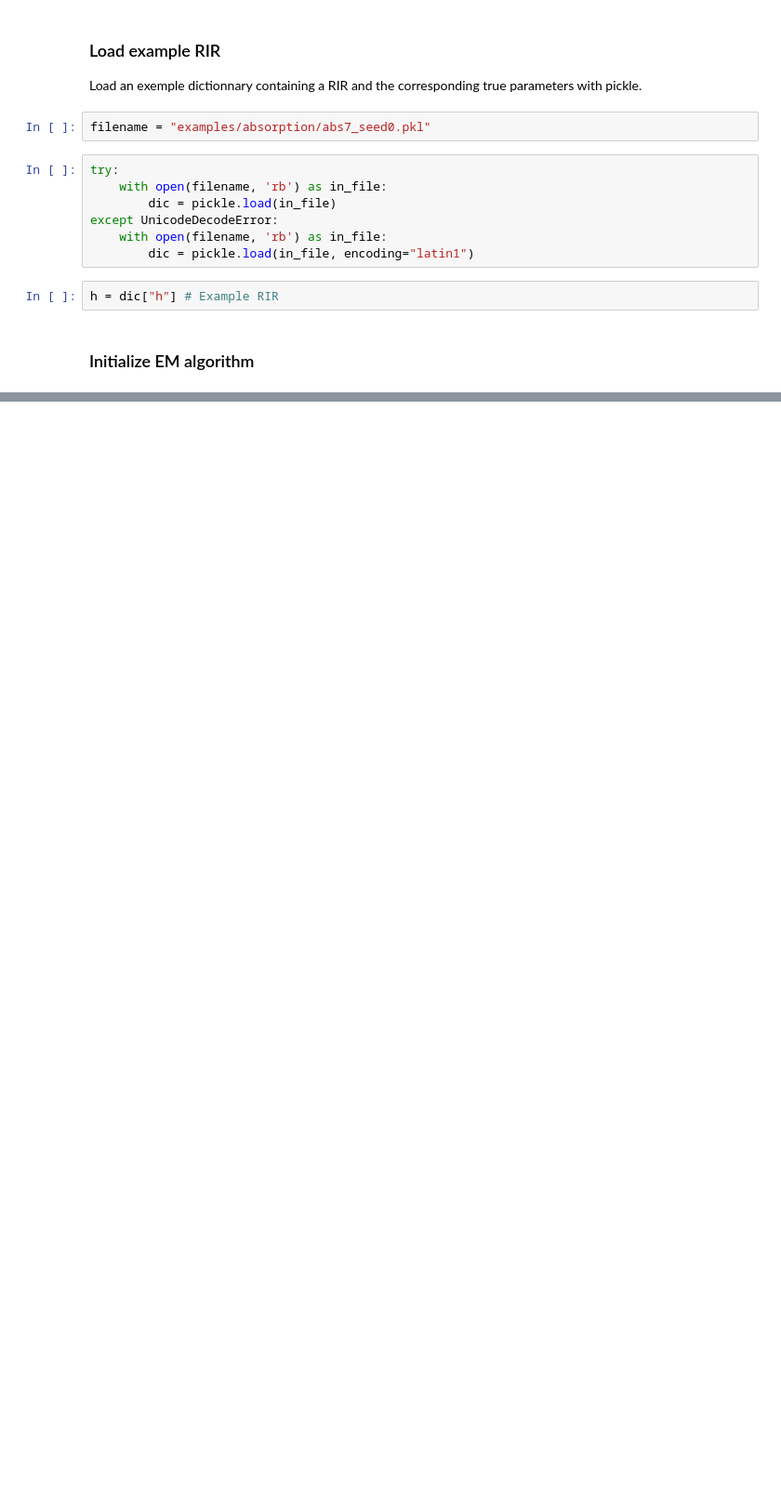
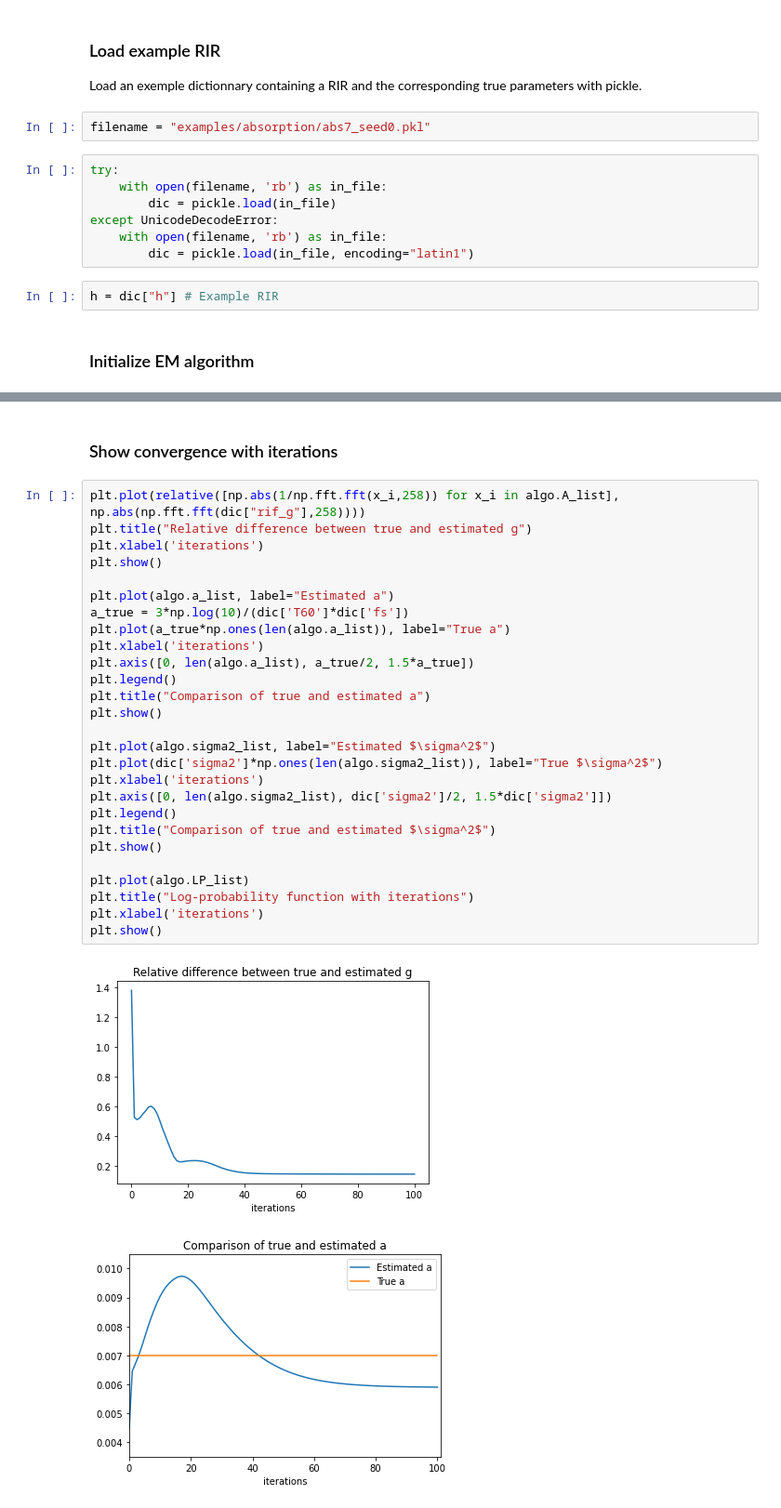
Before and after one commit to Aknin/P_matrix_model, a Jupyter notebook: example.ipynb, the cells around one changed output, grey strips where cells are left out. Shown at 93% size. Saved outputs shown, nothing was run; the diff lists cells and outputs as text; blank space fills up the shorter version.

```diff
--- a/example.ipynb
+++ b/example.ipynb
@@ -77,0 +158,32 @@ Progress: [####################] 100.0%
+# %% [markdown]
+### Show convergence with iterations
+# %%
+plt.plot(relative([np.abs(1/np.fft.fft(x_i,258)) for x_i in algo.A_list], np.abs(np.fft.fft(dic["rif_g"],258))))
+plt.title("Relative difference between true and estimated g")
+plt.xlabel('iterations')
+plt.show()
+
+plt.plot(algo.a_list, label="Estimated a")
+a_true = 3*np.log(10)/(dic['T60']*dic['fs'])
+plt.plot(a_true*np.ones(len(algo.a_list)), label="True a")
+plt.xlabel('iterations')
+plt.axis([0, len(algo.a_list), a_true/2, 1.5*a_true])
+plt.legend()
+plt.title("Comparison of true and estimated a")
+plt.show()
+
+plt.plot(algo.sigma2_list, label="Estimated $\sigma^2$")
+plt.plot(dic['sigma2']*np.ones(len(algo.sigma2_list)), label="True $\sigma^2$")
+plt.xlabel('iterations')
+plt.axis([0, len(algo.sigma2_list), dic['sigma2']/2, 1.5*dic['sigma2']])
+plt.legend()
+plt.title("Comparison of true and estimated $\sigma^2$")
+plt.show()
+
+plt.plot(algo.LP_list)
+plt.title("Log-probability function with iterations")
+plt.xlabel('iterations')
+plt.show()
+# %% [output]
+[figure, added]
+[figure, added]
```
Also changed, not shown: parts of 10 cells of this notebook, 1 other file.
